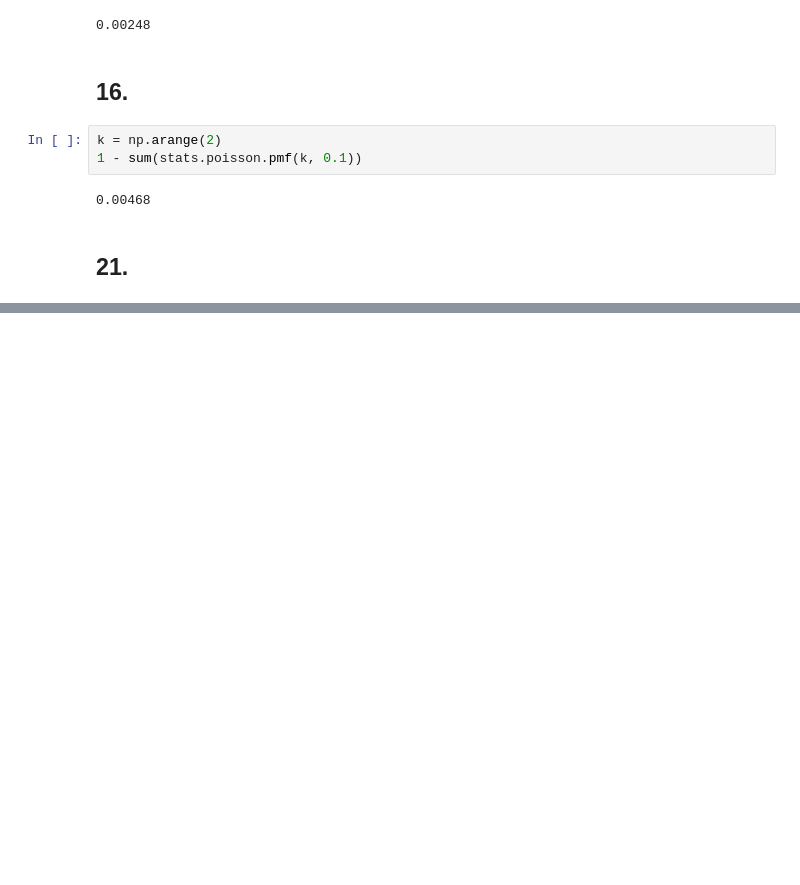
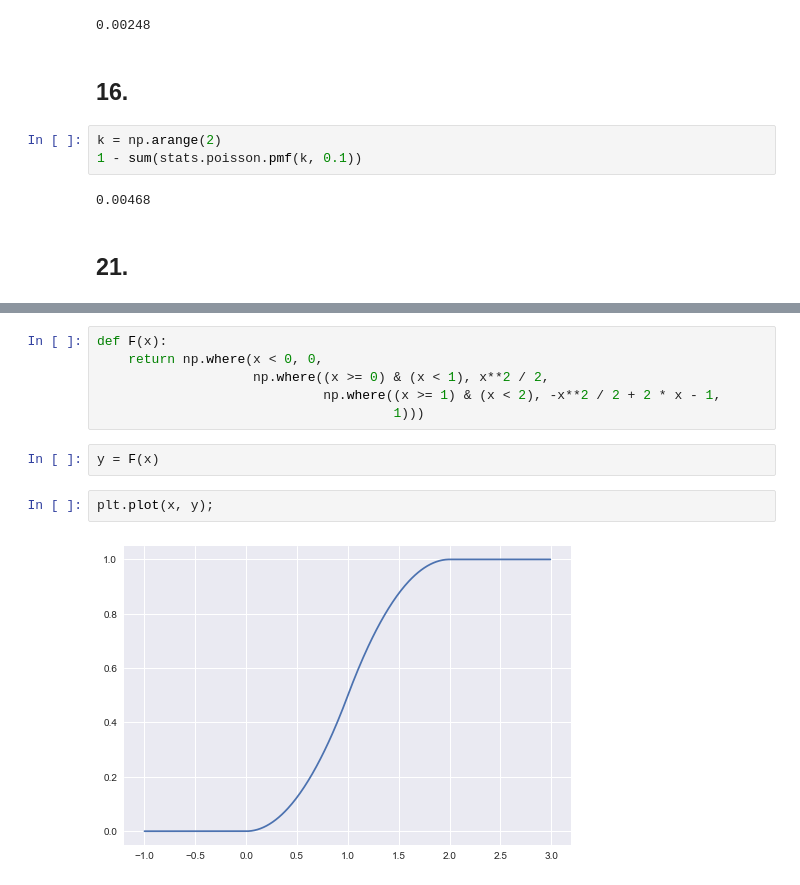
Before and after one commit to fcui/StudiedCourses, a Jupyter notebook: 概率论与数理统计/chap2P.ipynb, the cells around one changed output, grey strips where cells are left out. Cells and saved outputs as stored; diff of their text form; blank space fills up the shorter version.

```diff
--- a/概率论与数理统计/chap2P.ipynb
+++ b/概率论与数理统计/chap2P.ipynb
@@ -79,0 +90,12 @@ F(2)
+# %%
+def F(x):
+    return np.where(x < 0, 0,
+                    np.where((x >= 0) & (x < 1), x**2 / 2,
+                             np.where((x >= 1) & (x < 2), -x**2 / 2 + 2 * x - 1,
+                                      1)))
+# %%
+y = F(x)
+# %%
+plt.plot(x, y);
+# %% [output]
+[figure, added]
```
Also changed, not shown: parts of 12 cells of this notebook, 4 other files.
